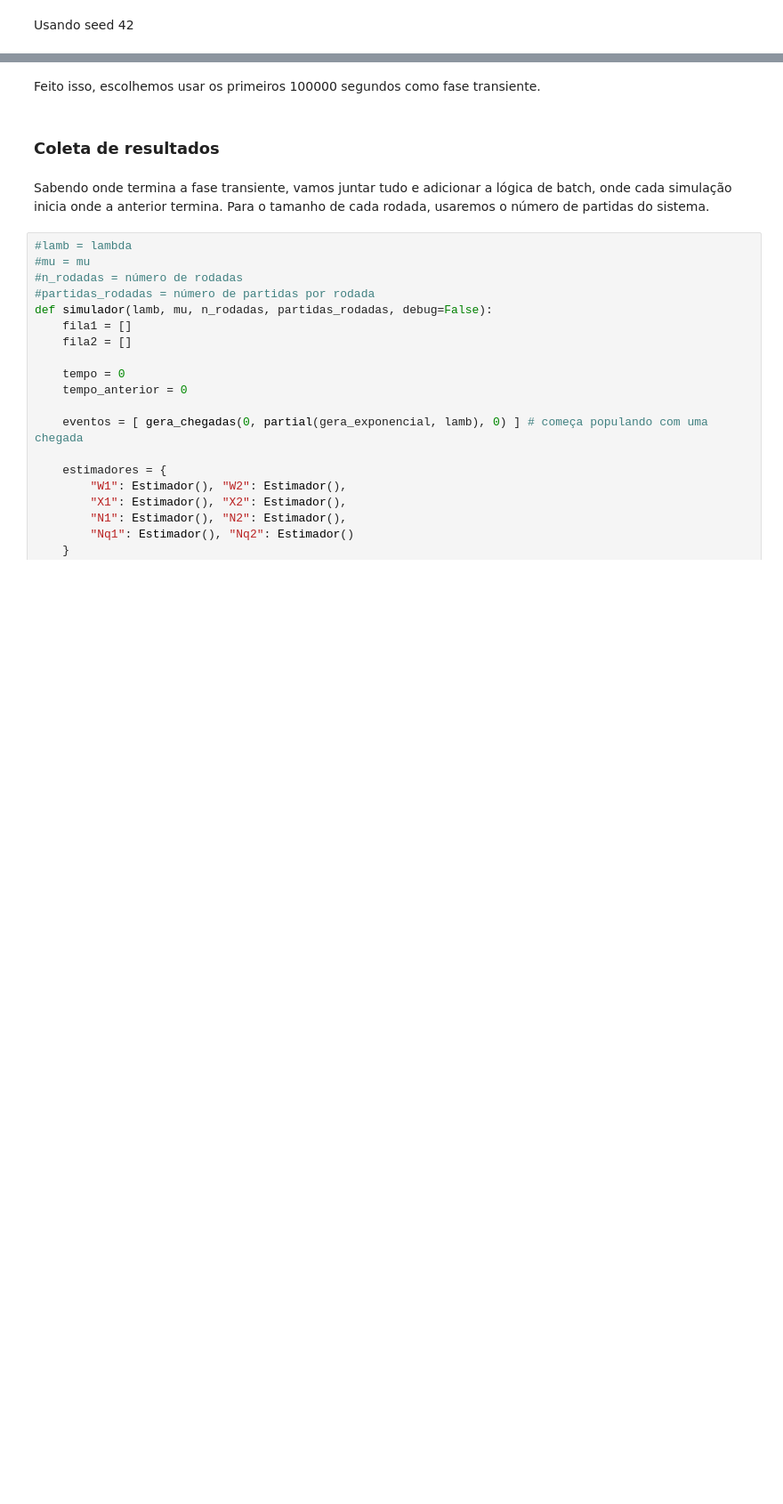
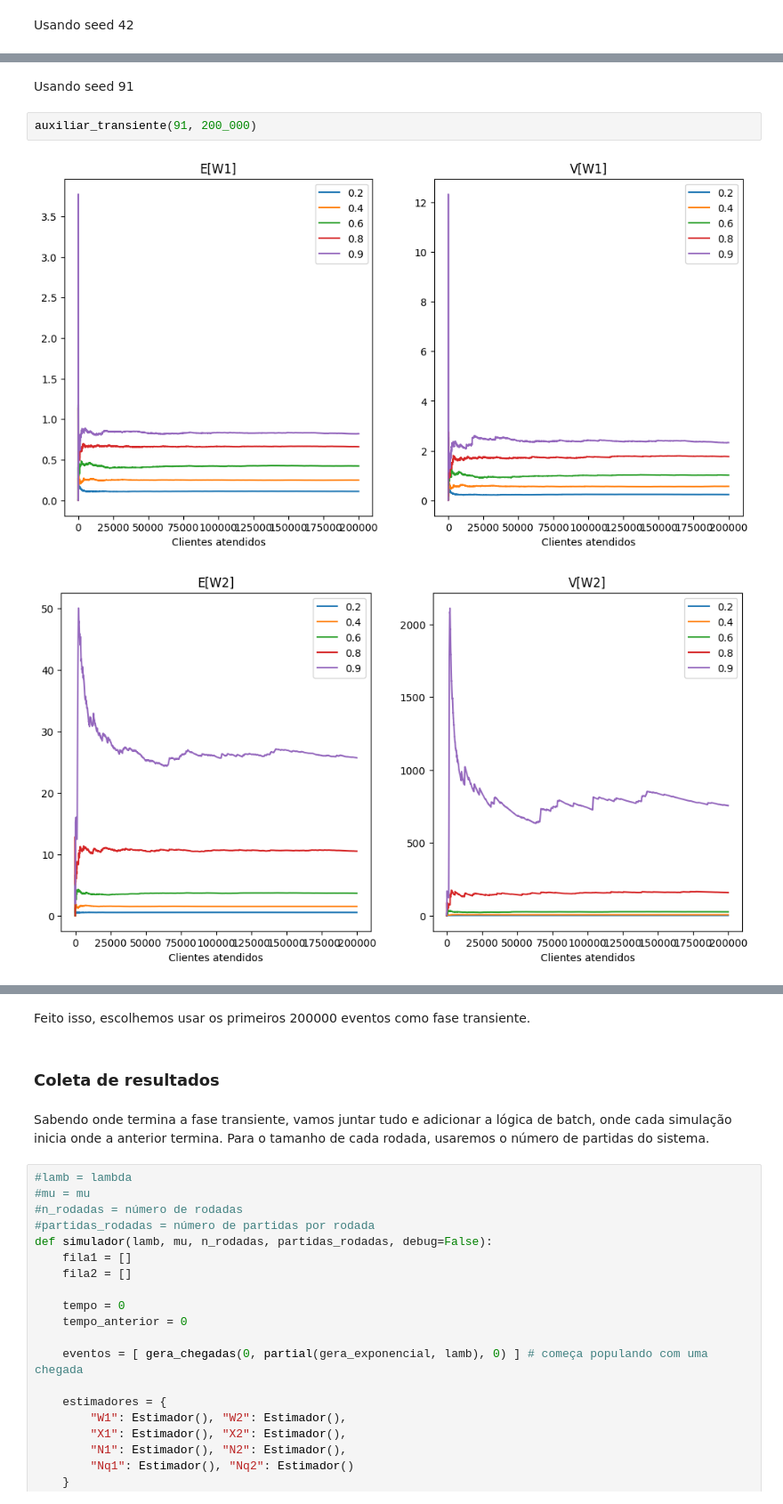
Before and after one commit to RafaelxFernandes/Avaliacao-Desempenho-22.2, a Jupyter notebook: main.ipynb, the cells around one changed output, grey strips where cells are left out. Shown at 89% size. Saved outputs shown, nothing was run; the diff lists cells and outputs as text; blank space fills up the shorter version.

```diff
--- a/main.ipynb
+++ b/main.ipynb
@@ -662,0 +636,7 @@ for i, cat in enumerate(["W1", "W2", "X1", "X2", "N1", "N2", "Nq1", "Nq2"]):
+# %% [markdown]
+Usando seed 91
+# %%
+auxiliar_transiente(91, 200_000)
+# %% [output]
+[figure, added]
+[figure, added]
@@ -663,5 +649,5 @@ for i, cat in enumerate(["W1", "W2", "X1", "X2", "N1", "N2", "Nq1", "Nq2"]):
 # %% [markdown]
-Feito isso, escolhemos usar os primeiros 100000 segundos como fase transiente.
+Feito isso, escolhemos usar os primeiros 200000 eventos como fase transiente.
 # %% [markdown]
 ### Coleta de resultados
 # %% [markdown]
```
Also changed, not shown: parts of 8 cells of this notebook.
